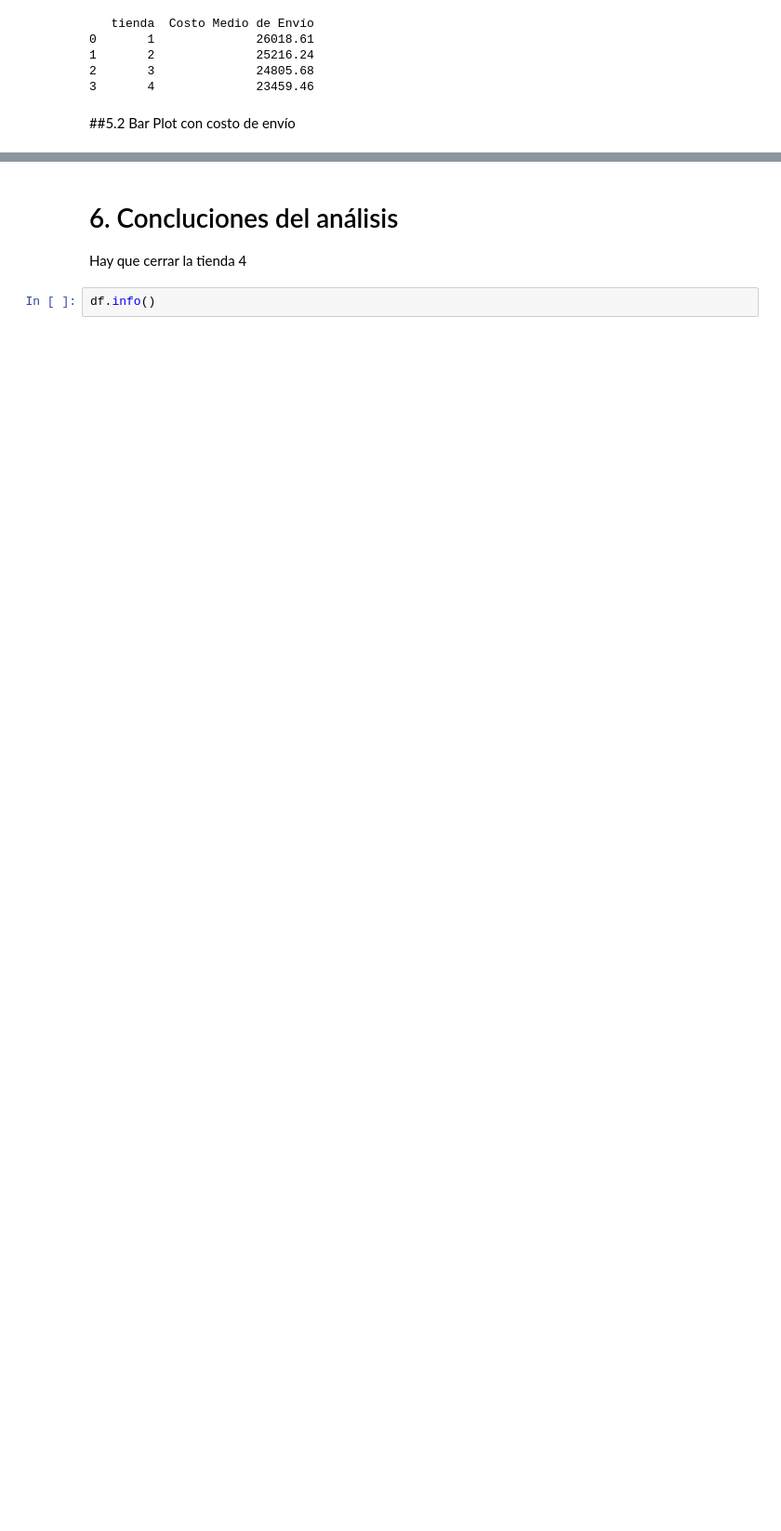
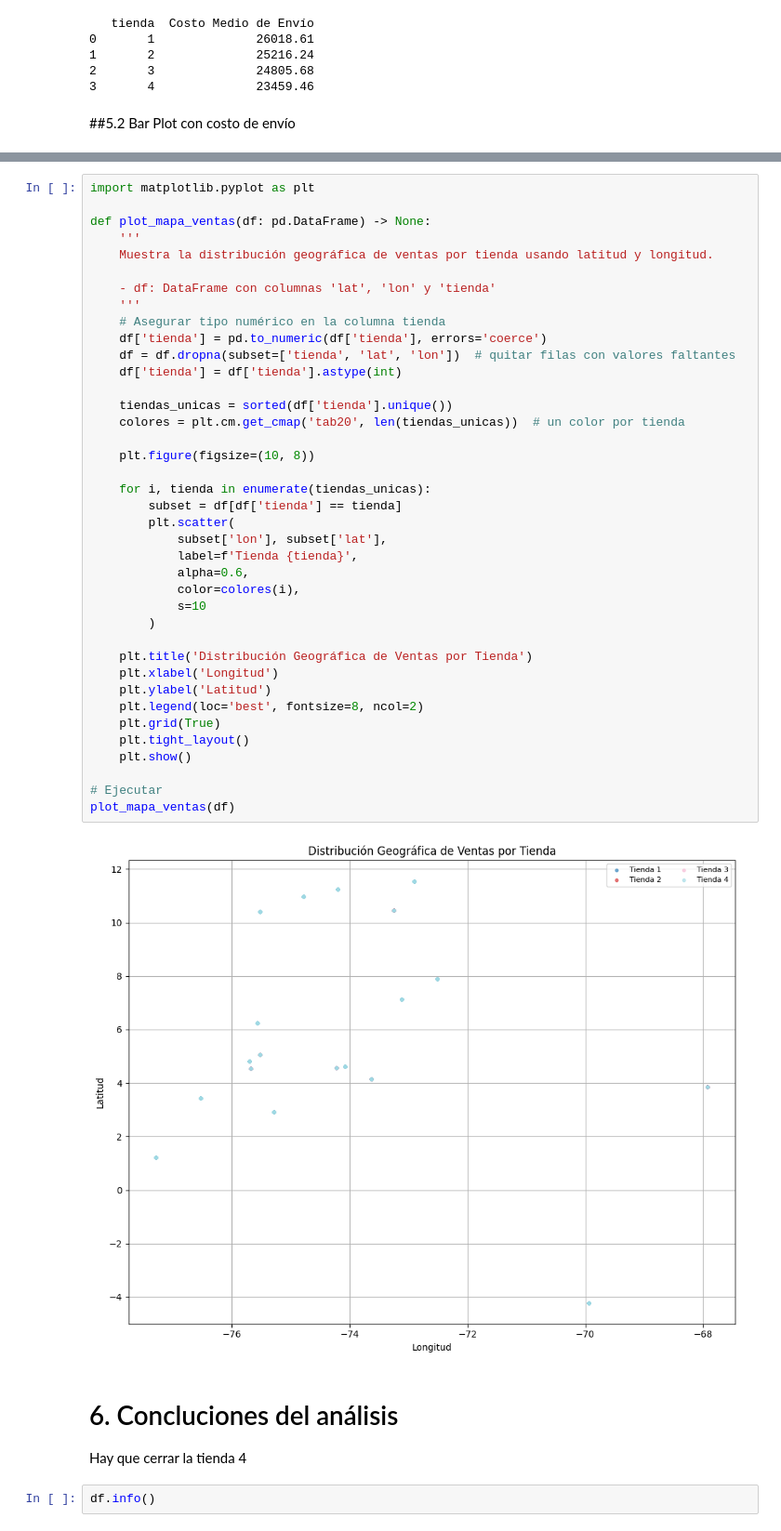
Before and after one commit to MaxCPietro/Challenge-PythonG8, a Jupyter notebook: AnalisisFacturacion_G8_C2.ipynb, the cells around one changed output, grey strips where cells are left out. Shown at 93% size. Saved outputs shown, nothing was run; the diff lists cells and outputs as text; blank space fills up the shorter version.

```diff
--- a/AnalisisFacturacion_G8_C2.ipynb
+++ b/AnalisisFacturacion_G8_C2.ipynb
@@ -567,3 +631,44 @@ print(costoEnvioMedio)
+# %%
+import matplotlib.pyplot as plt
+
+def plot_mapa_ventas(df: pd.DataFrame) -> None:
+    '''
+    Muestra la distribución geográfica de ventas por tienda usando latitud y longitud.
+
+    - df: DataFrame con columnas 'lat', 'lon' y 'tienda'
+    '''
+    # Asegurar tipo numérico en la columna tienda
+    df['tienda'] = pd.to_numeric(df['tienda'], errors='coerce')
+    df = df.dropna(subset=['tienda', 'lat', 'lon'])  # quitar filas con valores faltantes
+    df['tienda'] = df['tienda'].astype(int)
+
+    tiendas_unicas = sorted(df['tienda'].unique())
+    colores = plt.cm.get_cmap('tab20', len(tiendas_unicas))  # un color por tienda
+
+    plt.figure(figsize=(10, 8))
+
+    for i, tienda in enumerate(tiendas_unicas):
+        subset = df[df['tienda'] == tienda]
+        plt.scatter(
+            subset['lon'], subset['lat'],
+            label=f'Tienda {tienda}',
+            alpha=0.6,
+            color=colores(i),
+            s=10
+        )
+
+    plt.title('Distribución Geográfica de Ventas por Tienda')
+    plt.xlabel('Longitud')
+    plt.ylabel('Latitud')
+    plt.legend(loc='best', fontsize=8, ncol=2)
+    plt.grid(True)
+    plt.tight_layout()
+    plt.show()
+
+# Ejecutar
+plot_mapa_ventas(df)
+# %% [output]
+[figure, added]
 # %% [markdown]
 # 6. Concluciones del análisis
 Hay que cerrar la tienda 4
```
Also changed, not shown: parts of 6 cells of this notebook.
